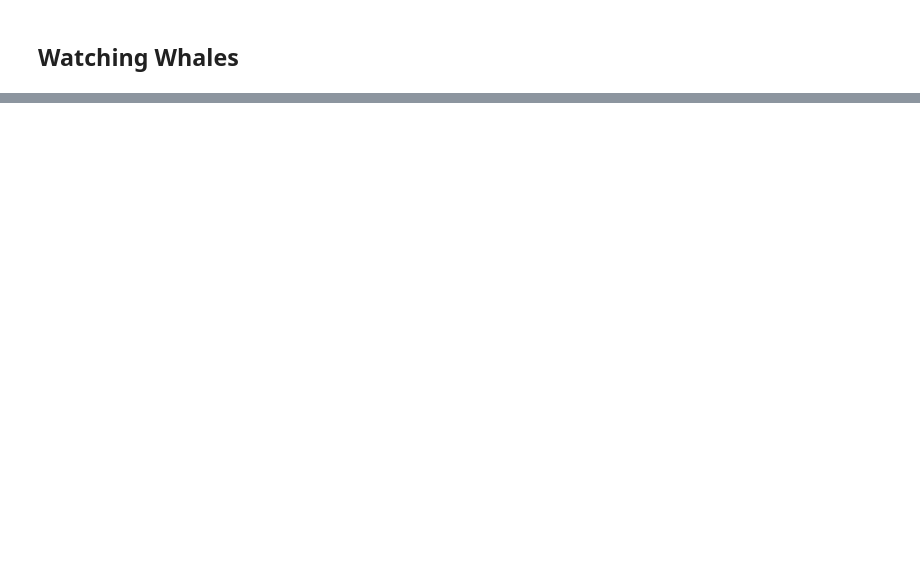
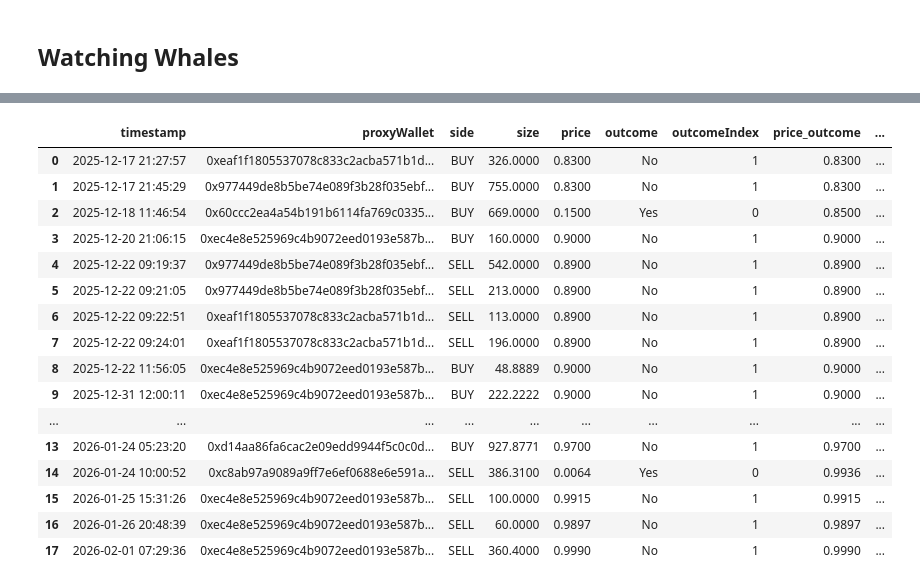
Before and after one commit to ims2003/prediction_market_data_wrangling, a Jupyter notebook: 2_wrangling_tests.ipynb, the cells around one changed output, grey strips where cells are left out. Cells and saved outputs as stored; diff of their text form; code cells hidden in the pictures; blank space fills up the shorter version.

```diff
--- a/2_wrangling_tests.ipynb
+++ b/2_wrangling_tests.ipynb
@@ -9,6 +10,6 @@ import pandas as pd
 import altair as alt
 # %%
 market_test = pd.read_csv("market_csvs/trumps-31_trades.csv")
-market_test.drop(columns = ["name", "pseudonym", "bio", "profileImage", "profileImageOptimized", "transactionHash"])
+market_test = market_test.drop(columns = ["asset","conditionId","icon","eventSlug","name", "pseudonym", "bio", "profileImage", "profileImageOptimized", "transactionHash"])
 market_test.head()
 # %% [output]
@@ -103,0 +107,90 @@ chart
+# %%
+# Now want to try to calculate changes in price for each of these flagged points
+
+# Clean up trades for only whales
+whale_trades = df[df["is_whale"]]
+whale_trades = whale_trades.sort_values("proxyWallet")
+whale_trades
+
+# Claude
+base = df[["timestamp", "price_outcome"]].sort_values("timestamp")
+def price_after(horizon: pd.Timedelta) -> pd.Series:
+    t = whale_trades[["timestamp"]].copy()
+    t["target_time"] = t["timestamp"] + horizon
+    t["orig_idx"] = t.index  # ← preserve original whale_trades index as-is
+
+    merged = pd.merge_asof(
+        t.sort_values("target_time"),
+        base.sort_values("timestamp"),
+        left_on="target_time",
+        right_on="timestamp",
+        direction="nearest",
+        allow_exact_matches=True,
+    )
+
+    merged = merged.sort_values("orig_idx").set_index("orig_idx")
+    return merged["price_outcome"]  # ← now indexed same as whale_trades
+
+# Columns to DF
+whale_trades["p_t"] = whale_trades["price_outcome"]
+
+# prices after fixed horizons
+whale_trades["p_1h"]  = price_after(pd.Timedelta(hours=1))
+whale_trades["p_6h"]  = price_after(pd.Timedelta(hours=6))
+whale_trades["p_1d"]  = price_after(pd.Timedelta(days=1))
+whale_trades["p_3d"]  = price_after(pd.Timedelta(days=3))
+
+# deltas vs trade-time price
+whale_trades["Change after 1h"] = whale_trades["p_1h"] - whale_trades["p_t"]
+whale_trades["Change after 6h"] = whale_trades["p_6h"] - whale_trades["p_t"]
+whale_trades["Change after 1d"] = whale_trades["p_1d"] - whale_trades["p_t"]
+whale_trades["Change after 3d"] = whale_trades["p_3d"] - whale_trades["p_t"]
+
+# Next Whale
+wt = whale_trades.sort_values("timestamp")
+wt["p_next_whale"] = wt["price_outcome"].shift(-1)
+wt["Change until next Whale"] = wt["p_next_whale"] - wt["price_outcome"]
+wt["hours_until_next_whale"] = (wt["timestamp"].shift(-1) - wt["timestamp"]).dt.total_seconds() / 3600
+whale_trades = wt
+
+whale_trades
+
+
+# Create DF
+whale_trade_table = whale_trades[[
+    "timestamp",
+    "proxyWallet",
+    "side",
+    "size",
+    "price",
+    "outcome",
+    "outcomeIndex",
+    "price_outcome",
+    "Change after 1h",
+    "Change after 6h",
+    "Change after 1d",
+    "Change after 3d",
+    "Change until next Whale",
+]].reset_index(drop=True)
+
+whale_trade_table = whale_trade_table.round(4)
+
+whale_trade_table
+# %% [output]
+|  | timestamp | proxyWallet | side | size | price | outcome | outcomeIndex | price_outcome | ... |
+| 0 | 2025-12-17 21:27:57 | 0xeaf1f1805537078c833c2acba571b1d... | BUY | 326.0000 | 0.8300 | No | 1 | 0.8300 | ... |
+| 1 | 2025-12-17 21:45:29 | 0x977449de8b5be74e089f3b28f035ebf... | BUY | 755.0000 | 0.8300 | No | 1 | 0.8300 | ... |
+| 2 | 2025-12-18 11:46:54 | 0x60ccc2ea4a54b191b6114fa769c0335... | BUY | 669.0000 | 0.1500 | Yes | 0 | 0.8500 | ... |
+| 3 | 2025-12-20 21:06:15 | 0xec4e8e525969c4b9072eed0193e587b... | BUY | 160.0000 | 0.9000 | No | 1 | 0.9000 | ... |
+| 4 | 2025-12-22 09:19:37 | 0x977449de8b5be74e089f3b28f035ebf... | SELL | 542.0000 | 0.8900 | No | 1 | 0.8900 | ... |
+| 5 | 2025-12-22 09:21:05 | 0x977449de8b5be74e089f3b28f035ebf... | SELL | 213.0000 | 0.8900 | No | 1 | 0.8900 | ... |
+| 6 | 2025-12-22 09:22:51 | 0xeaf1f1805537078c833c2acba571b1d... | SELL | 113.0000 | 0.8900 | No | 1 | 0.8900 | ... |
+| 7 | 2025-12-22 09:24:01 | 0xeaf1f1805537078c833c2acba571b1d... | SELL | 196.0000 | 0.8900 | No | 1 | 0.8900 | ... |
+| 8 | 2025-12-22 11:56:05 | 0xec4e8e525969c4b9072eed0193e587b... | BUY | 48.8889 | 0.9000 | No | 1 | 0.9000 | ... |
+| 9 | 2025-12-31 12:00:11 | 0xec4e8e525969c4b9072eed0193e587b... | BUY | 222.2222 | 0.9000 | No | 1 | 0.9000 | ... |
+| ... | ... | ... | ... | ... | ... | ... | ... | ... | ... |
+| 13 | 2026-01-24 05:23:20 | 0xd14aa86fa6cac2e09edd9944f5c0c0d... | BUY | 927.8771 | 0.9700 | No | 1 | 0.9700 | ... |
+| 14 | 2026-01-24 10:00:52 | 0xc8ab97a9089a9ff7e6ef0688e6e591a... | SELL | 386.3100 | 0.0064 | Yes | 0 | 0.9936 | ... |
+| 15 | 2026-01-25 15:31:26 | 0xec4e8e525969c4b9072eed0193e587b... | SELL | 100.0000 | 0.9915 | No | 1 | 0.9915 | ... |
+| 16 | 2026-01-26 20:48:39 | 0xec4e8e525969c4b9072eed0193e587b... | SELL | 60.0000 | 0.9897 | No | 1 | 0.9897 | ... |
+| 17 | 2026-02-01 07:29:36 | 0xec4e8e525969c4b9072eed0193e587b... | SELL | 360.4000 | 0.9990 | No | 1 | 0.9990 | ... |
```
Also changed, not shown: parts of 4 cells of this notebook.
